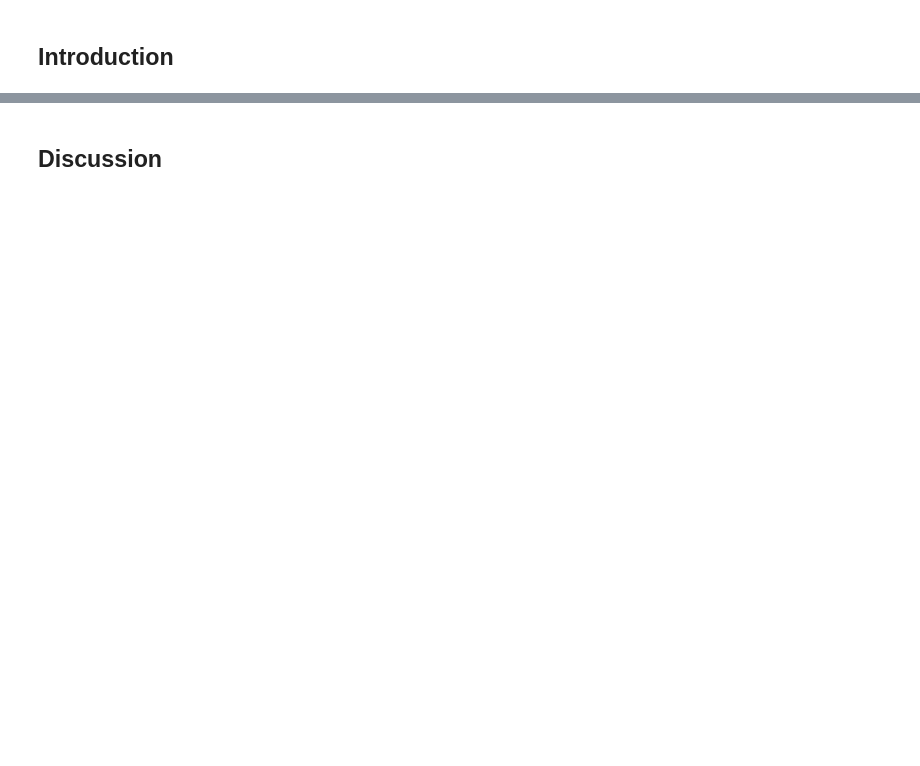
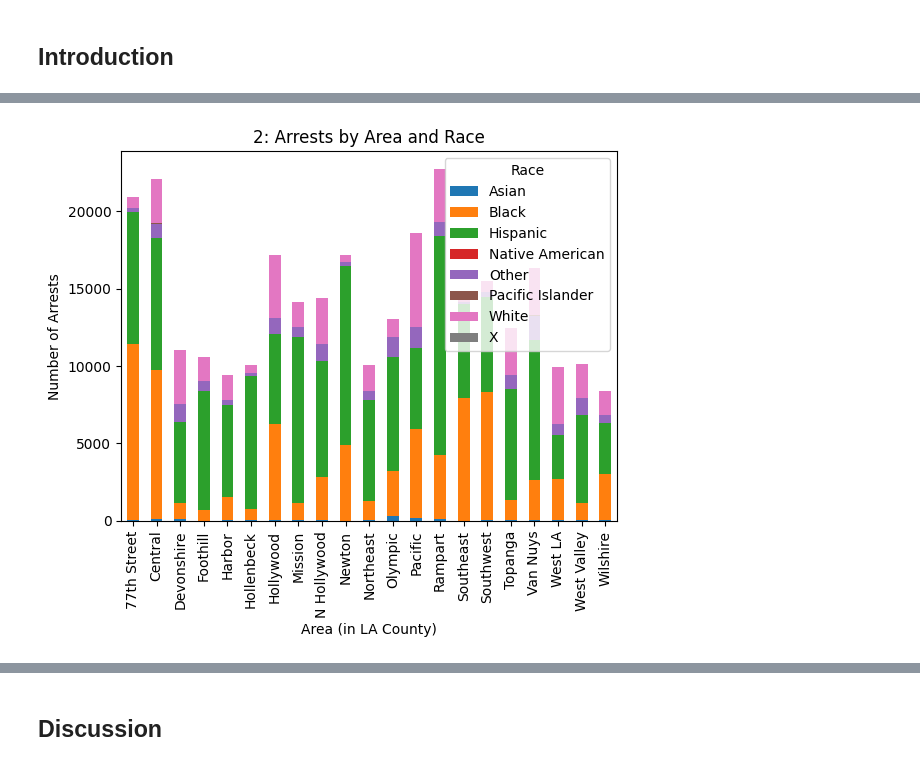
Before and after one commit to brycej0nes/Bryce-s-Repo, a Jupyter notebook: Final_Project.ipynb, the cells around one changed output, grey strips where cells are left out. Cells and saved outputs as stored; diff of their text form; code cells hidden in the pictures; blank space fills up the shorter version.

```diff
--- a/Final_Project.ipynb
+++ b/Final_Project.ipynb
@@ -6,0 +248,16 @@
+# %%
+race_by_area = data.groupby(['Area', 'Descent']).size().unstack(fill_value = 0)
+
+race_by_area = race_by_area.sort_index()
+
+
+race_by_area.plot(kind = 'bar', stacked = True,)
+plt.title('2: Arrests by Area and Race')
+plt.xlabel('Area (in LA County)')
+plt.ylabel('Number of Arrests')
+plt.legend(title = 'Race')
+
+
+plt.show()
+# %% [output]
+[figure, added]
```
Also changed, not shown: parts of 28 cells of this notebook, 2 other files.
